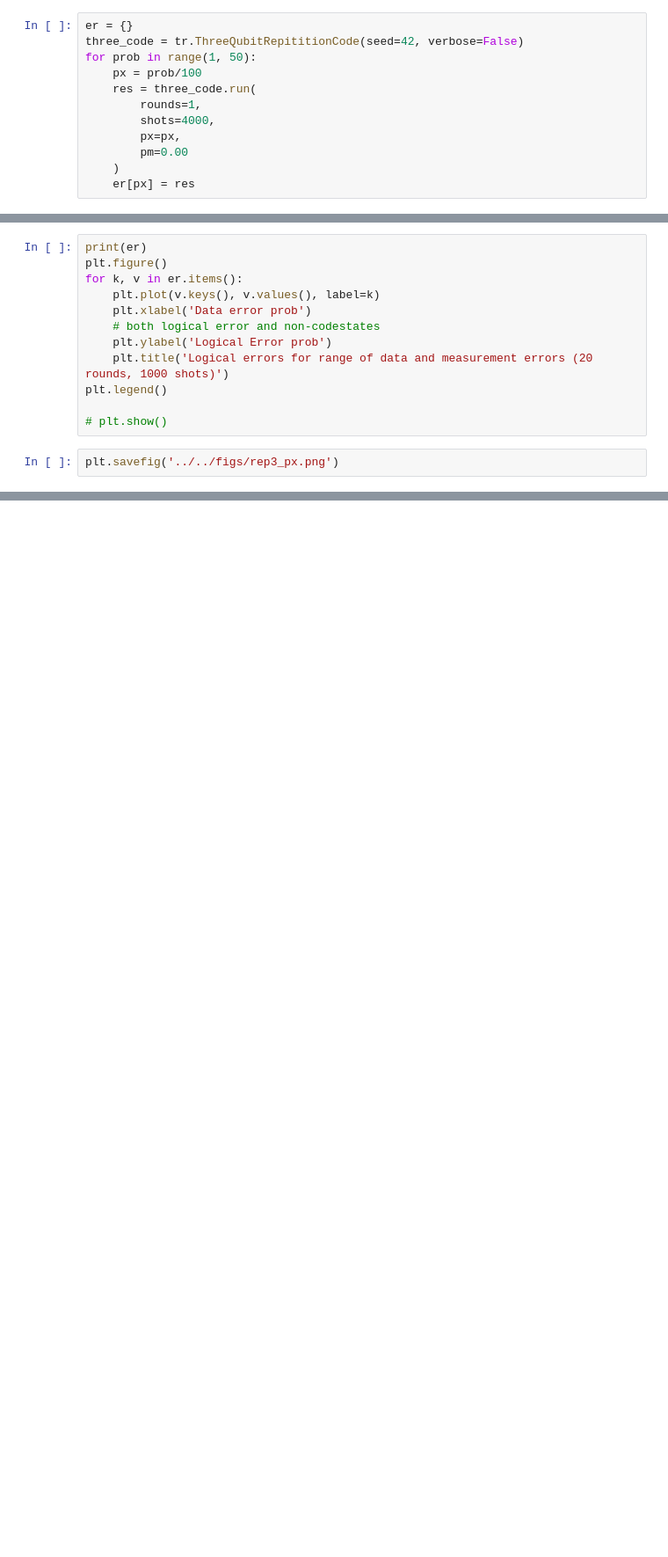
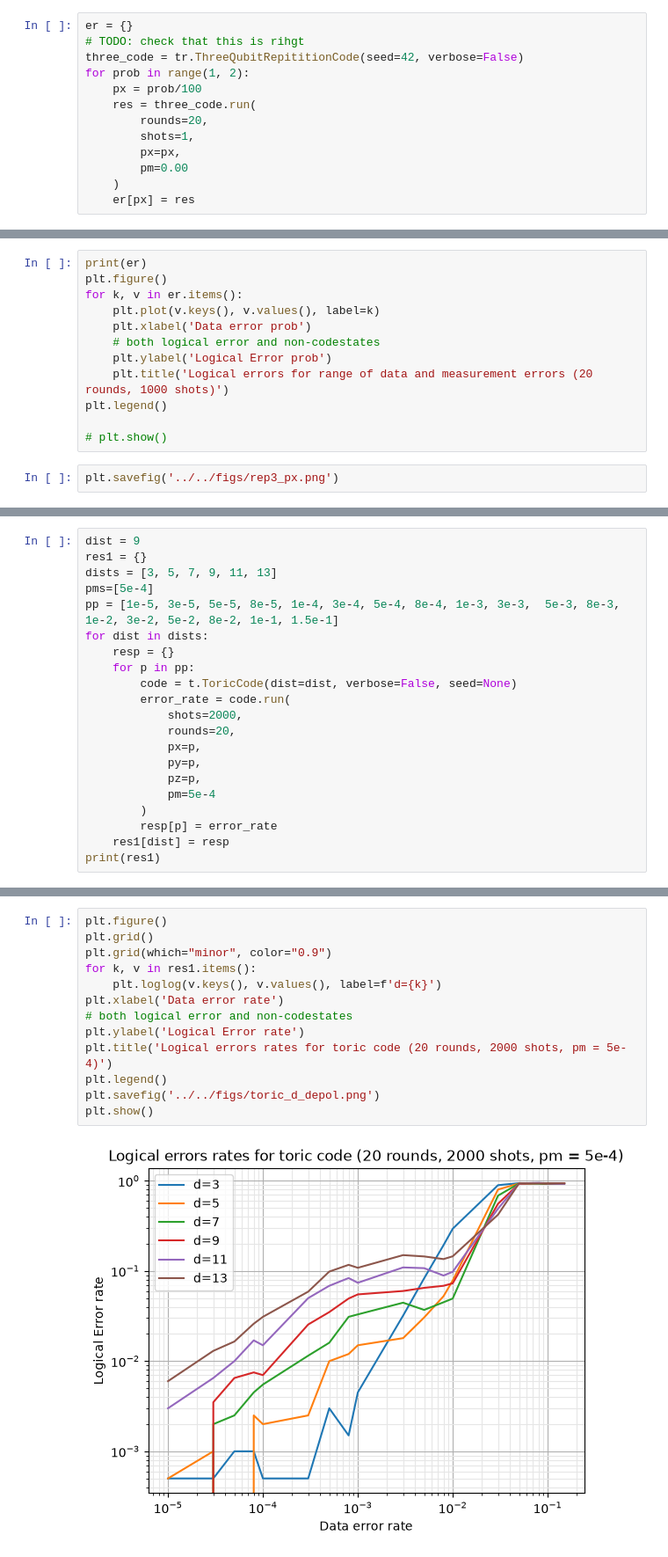
Before and after one commit to andrewN-DL/qec-decoder-benchmark, a Jupyter notebook: stabilizer_sim/experiments/exps.ipynb, the cells around one changed output, grey strips where cells are left out. Shown at 88% size. Drawn from its saved outputs; the diff is of its cells as text; blank space fills up the shorter version.

```diff
--- a/stabilizer_sim/experiments/exps.ipynb
+++ b/stabilizer_sim/experiments/exps.ipynb
@@ -25,11 +30,12 @@ print(res)
 # %%
 er = {}
+# TODO: check that this is rihgt
 three_code = tr.ThreeQubitRepititionCode(seed=42, verbose=False)
-for prob in range(1, 50):
+for prob in range(1, 2):
     px = prob/100
     res = three_code.run(
-        rounds=1,
-        shots=4000,
+        rounds=20,
+        shots=1,
         px=px,
         pm=0.00
     )
@@ -90,0 +124,21 @@ print(error_rate)
+# %%
+dist = 9
+res1 = {}
+dists = [3, 5, 7, 9, 11, 13]
+pms=[5e-4]
+pp = [1e-5, 3e-5, 5e-5, 8e-5, 1e-4, 3e-4, 5e-4, 8e-4, 1e-3, 3e-3,  5e-3, 8e-3, 1e-2, 3e-2, 5e-2, 8e-2, 1e-1, 1.5e-1]
+for dist in dists:
+    resp = {}
+    for p in pp:
+        code = t.ToricCode(dist=dist, verbose=False, seed=None)
+        error_rate = code.run(
+            shots=2000,
+            rounds=20,
+            px=p,
+            py=p,
+            pz=p,
+            pm=5e-4
+        )
+        resp[p] = error_rate
+    res1[dist] = resp
+print(res1)
@@ -90,0 +147,15 @@ print(error_rate)
+# %%
+plt.figure()
+plt.grid()
+plt.grid(which="minor", color="0.9")
+for k, v in res1.items():
+    plt.loglog(v.keys(), v.values(), label=f'd={k}')
+plt.xlabel('Data error rate')
+# both logical error and non-codestates
+plt.ylabel('Logical Error rate')
+plt.title('Logical errors rates for toric code (20 rounds, 2000 shots, pm = 5e-4)')
+plt.legend()
+plt.savefig('../../figs/toric_d_depol.png')
+plt.show()
+# %% [output]
+[figure, added]
```
Also changed, not shown: parts of 7 cells of this notebook, 8 other files.
